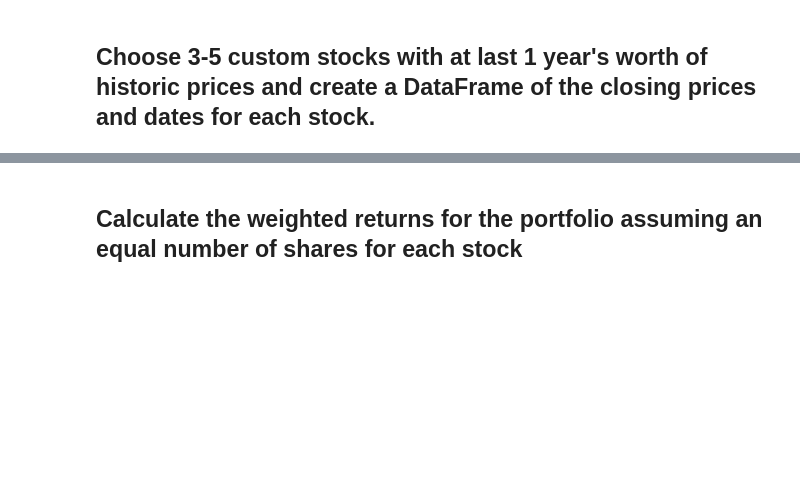
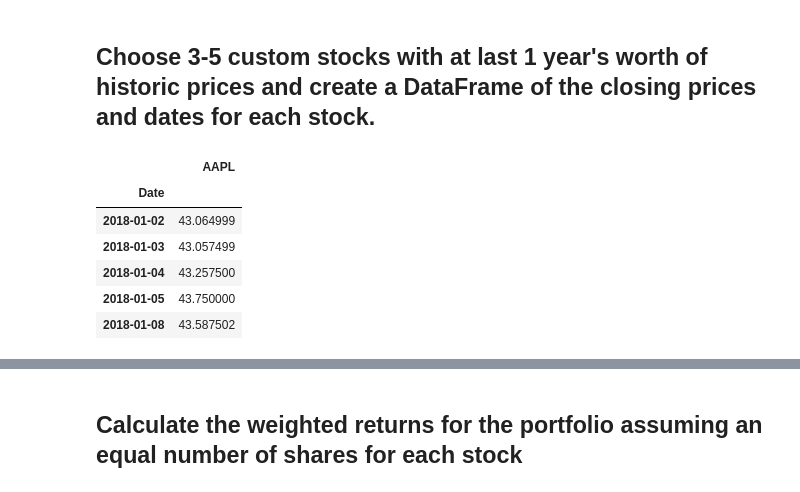
Before and after one commit to Mun-Min/Pandas_Portfolio_Analysis, a Jupyter notebook: main.ipynb, the cells around one changed output, grey strips where cells are left out. Saved outputs shown, nothing was run; the diff lists cells and outputs as text; code cells hidden in the pictures; blank space fills up the shorter version.

```diff
--- a/main.ipynb
+++ b/main.ipynb
@@ -231,10 +381,18 @@ In this section, you will build your own portfolio of stocks, calculate the retu
 # %%
 # Reading data from 1st stock (APPLE INC)
 aapl_df = pd.read_csv(Path(r"C:\Users\minha\OneDrive\Documents\Pandas_Portfolio_Analysis\Resources\AAPL_price_history.csv"))
 aapl_df.set_index(pd.to_datetime(aapl_df["Date"], infer_datetime_format = True), inplace = True)
-aapl_df = aapl_df.drop(["Date", "Open", "High", "Low", "Volume"], axis = 1)
+aapl_df = aapl_df.drop(["Date", "Open", "High", "Low", "Adj Close", "Volume"], axis = 1)
 aapl_df.rename(columns={"Close":"AAPL"}, inplace = True)
 aapl_df.head()
+# %% [output]
+|  | AAPL |
+| Date |  |
+| 2018-01-02 | 43.064999 |
+| 2018-01-03 | 43.057499 |
+| 2018-01-04 | 43.257500 |
+| 2018-01-05 | 43.750000 |
+| 2018-01-08 | 43.587502 |
 # %%
 # Reading data from 2nd stock (AMD Micro Devices INC)
 amd_df = pd.read_csv(Path(r"C:\Users\minha\OneDrive\Documents\Pandas_Portfolio_Analysis\Resources\AMD_price_history.csv"))
```
Also changed, not shown: parts of 33 cells of this notebook, 5 other files.
